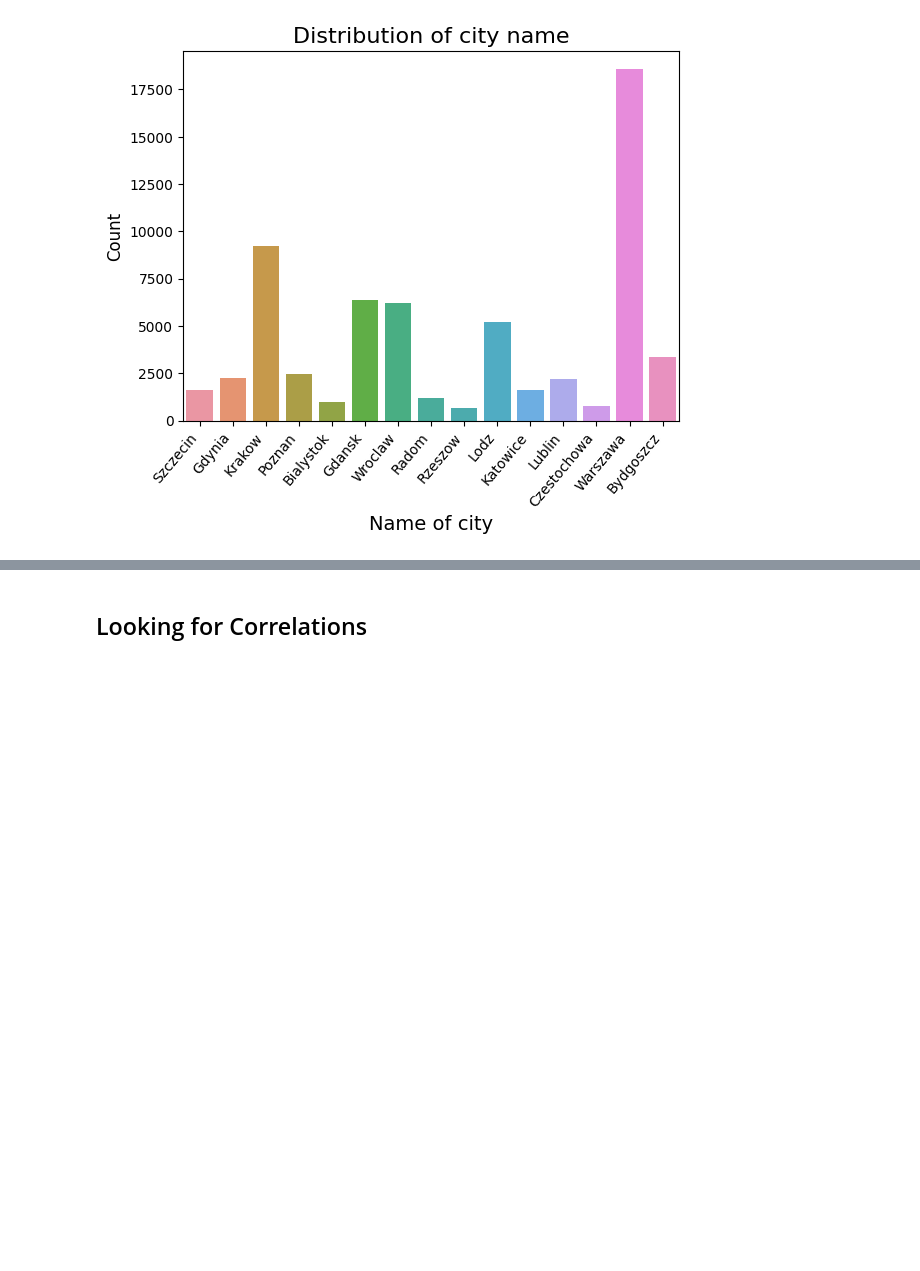
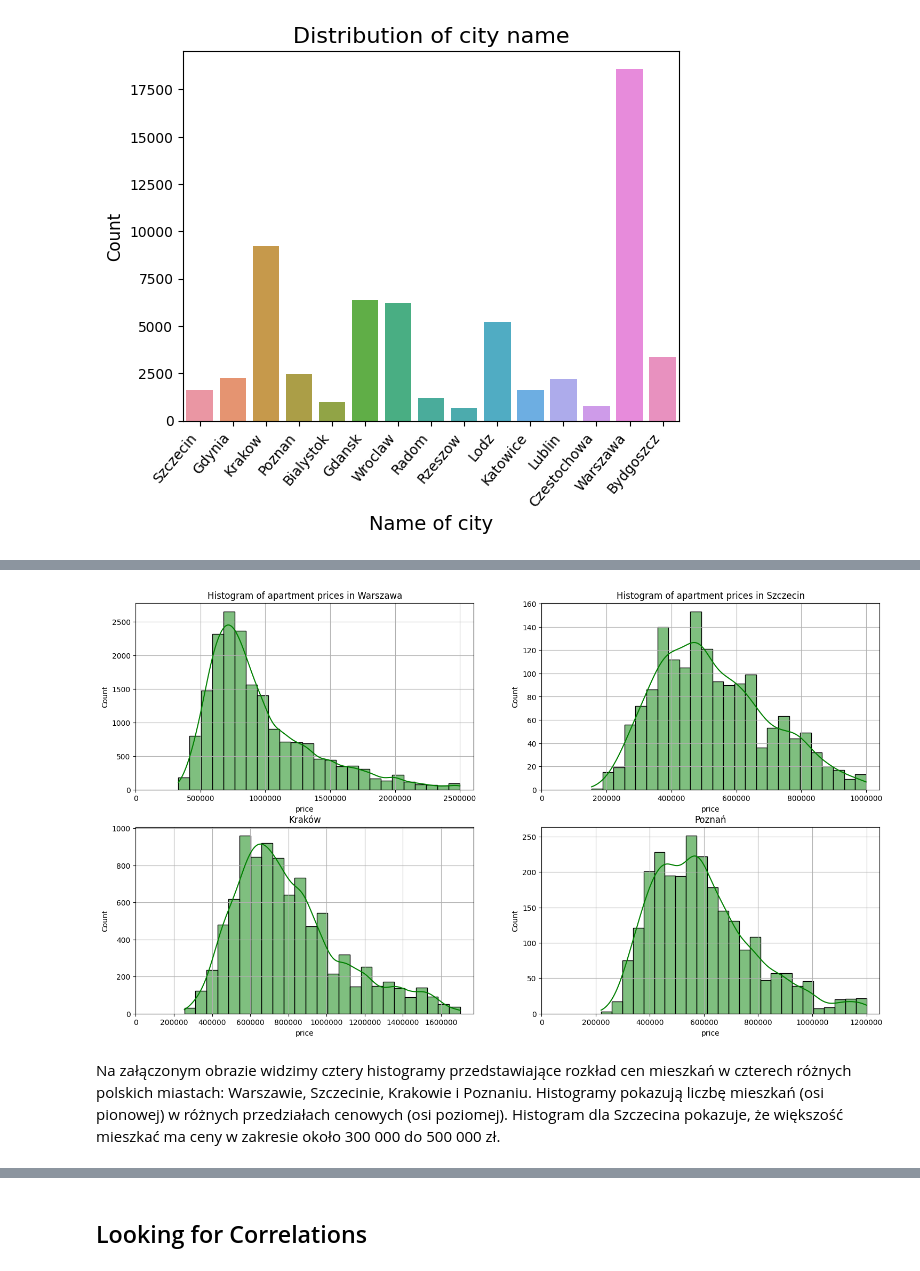
Before and after one commit to PiotrPogorzelski01/Praca_dyplomowa, a Jupyter notebook: Licencjat_prod.ipynb, the cells around one changed output, grey strips where cells are left out. Drawn from its saved outputs; the diff is of its cells as text; code cells hidden in the pictures; blank space fills up the shorter version.

```diff
--- a/Licencjat_prod.ipynb
+++ b/Licencjat_prod.ipynb
@@ -249,0 +294,41 @@ When it comes to the price of an apartment, in Warszawa we have to pay an averag
+# %%
+df_Warszawa=df1[df1['city']=='warszawa']
+df_Szczecin=df1[df1['city']=='szczecin']
+df_Krakow=df1[df['city']=='krakow']
+df_Poznan=df1[df1['city']=='poznan']
+# Create a figure with two subplots side by side
+fig, axs = plt.subplots(2, 2, figsize=(18, 10))
+
+# First chart
+g = sns.histplot(x='price', data=df_Warszawa, bins=25, color='green', kde=True, ax=axs[0,0])
+g.set(xlim=(0, None))
+g.set_title('Histogram of apartment prices in Warszawa')
+g.ticklabel_format(style='plain', axis='x')
+g.grid(True)
+
+# Second chart
+g1 = sns.histplot(x='price', data=df_Szczecin, bins=25, color='green', kde=True, ax=axs[0,1])
+g1.set(xlim=(0, None))
+g1.set_title('Histogram of apartment prices in Szczecin')
+g1.ticklabel_format(style='plain', axis='x')
+g1.grid(True)
+
+g2 = sns.histplot(x='price', data=df_Krakow, bins=25, color='green', kde=True, ax=axs[1,0])
+g2.set(xlim=(0, None))
+g2.set_title('Kraków')
+g2.ticklabel_format(style='plain', axis='x')
+g2.grid(True)
+
+
+g3 = sns.histplot(x='price', data=df_Poznan, bins=25, color='green', kde=True, ax=axs[1,1])
+g3.set(xlim=(0, None))
+g3.set_title('Poznań')
+g3.ticklabel_format(style='plain', axis='x')
+g3.grid(True)
+
+
+plt.show()
+# %% [output]
+[figure, added]
+# %% [markdown]
+Na załączonym obrazie widzimy cztery histogramy przedstawiające rozkład cen mieszkań w czterech różnych polskich miastach: Warszawie, Szczecinie, Krakowie i Poznaniu. Histogramy pokazują liczbę mieszkań (osi pionowej) w różnych przedziałach cenowych (osi poziomej). Histogram dla Szczecina pokazuje, że większość mieszkać ma ceny w zakresie około 300 000 do 500 000 zł.
```
Also changed, not shown: parts of 65 cells of this notebook.
